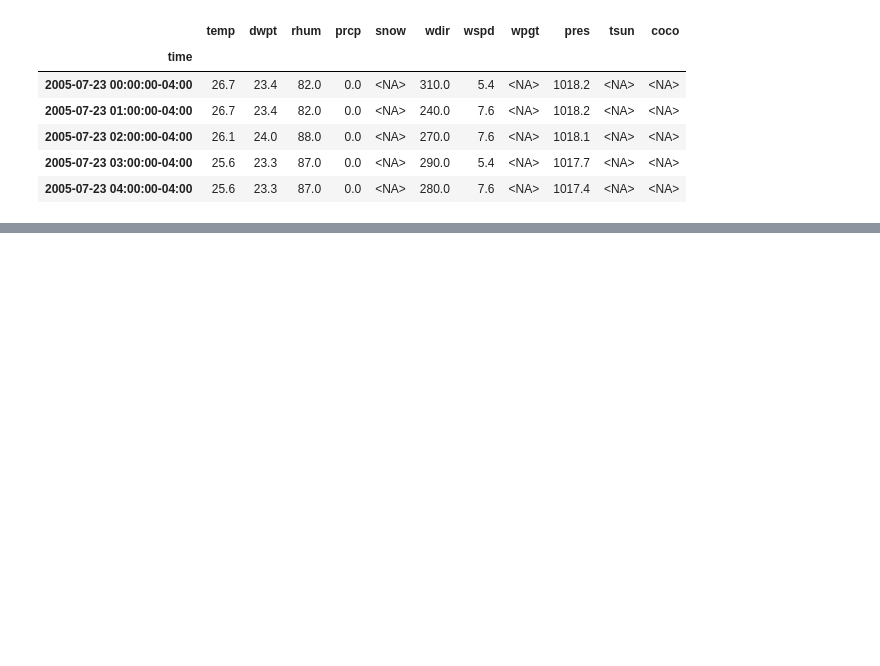
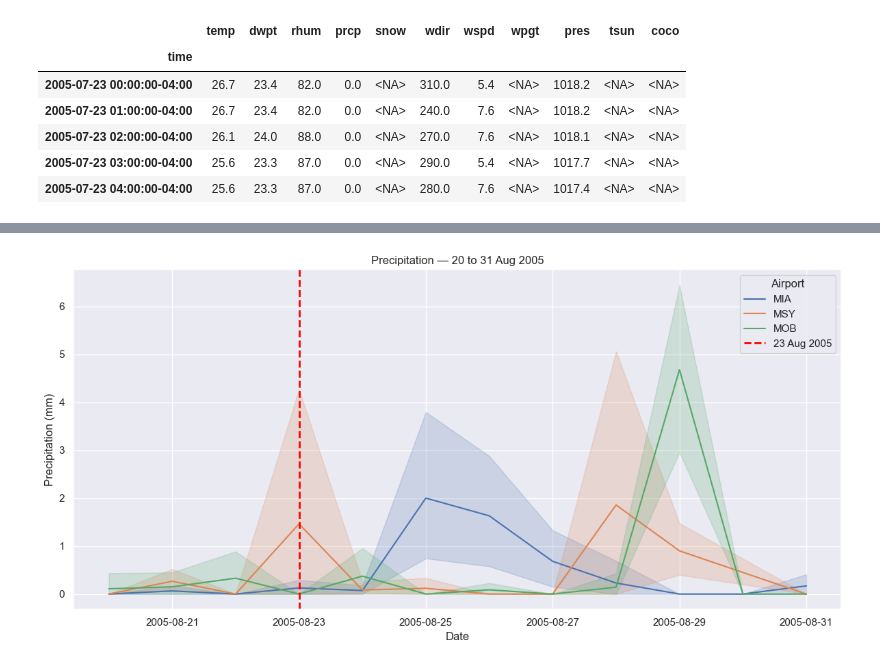
Before and after one commit to jonasvyma/below_zero, a Jupyter notebook: simone/weather_data_hourly.ipynb, the cells around one changed output, grey strips where cells are left out. Cells and saved outputs as stored; diff of their text form; code cells hidden in the pictures; blank space fills up the shorter version.

```diff
--- a/simone/weather_data_hourly.ipynb
+++ b/simone/weather_data_hourly.ipynb
@@ -75,0 +137,10 @@ weather_mra_df.head()
+# %%
+df = pd.read_csv('prep_weather_hourly_202509151140.csv')
+YEAR = 2005
+df["date"] = pd.to_datetime({
+    "year": YEAR,
+    "month": df["month"],
+    "day": df["day"]
+})
+
+print(df.head())
@@ -75,0 +161,28 @@ weather_mra_df.head()
+# %%
+# define narrower date window
+start = pd.to_datetime("2005-08-20")
+end   = pd.to_datetime("2005-08-31")
+
+# filter
+aug_window = df[(df["date"] >= start) & (df["date"] <= end)]
+
+# plot
+plt.figure(figsize=(12,6))
+sns.lineplot(
+    data=aug_window,
+    x="date",
+    y="precipitation_mm",
+    hue="airport_code"        # make sure this matches your column name
+)
+
+# highlight 23 Aug
+plt.axvline(pd.to_datetime("2005-08-23"), color="red", linestyle="--", linewidth=2, label="23 Aug 2005")
+
+plt.title("Precipitation — 20 to 31 Aug 2005")
+plt.xlabel("Date")
+plt.ylabel("Precipitation (mm)")
+plt.legend(title="Airport")
+plt.tight_layout()
+plt.show()
+# %% [output]
+[figure, added]
```
Also changed, not shown: parts of 3 cells of this notebook, 2 other files.
